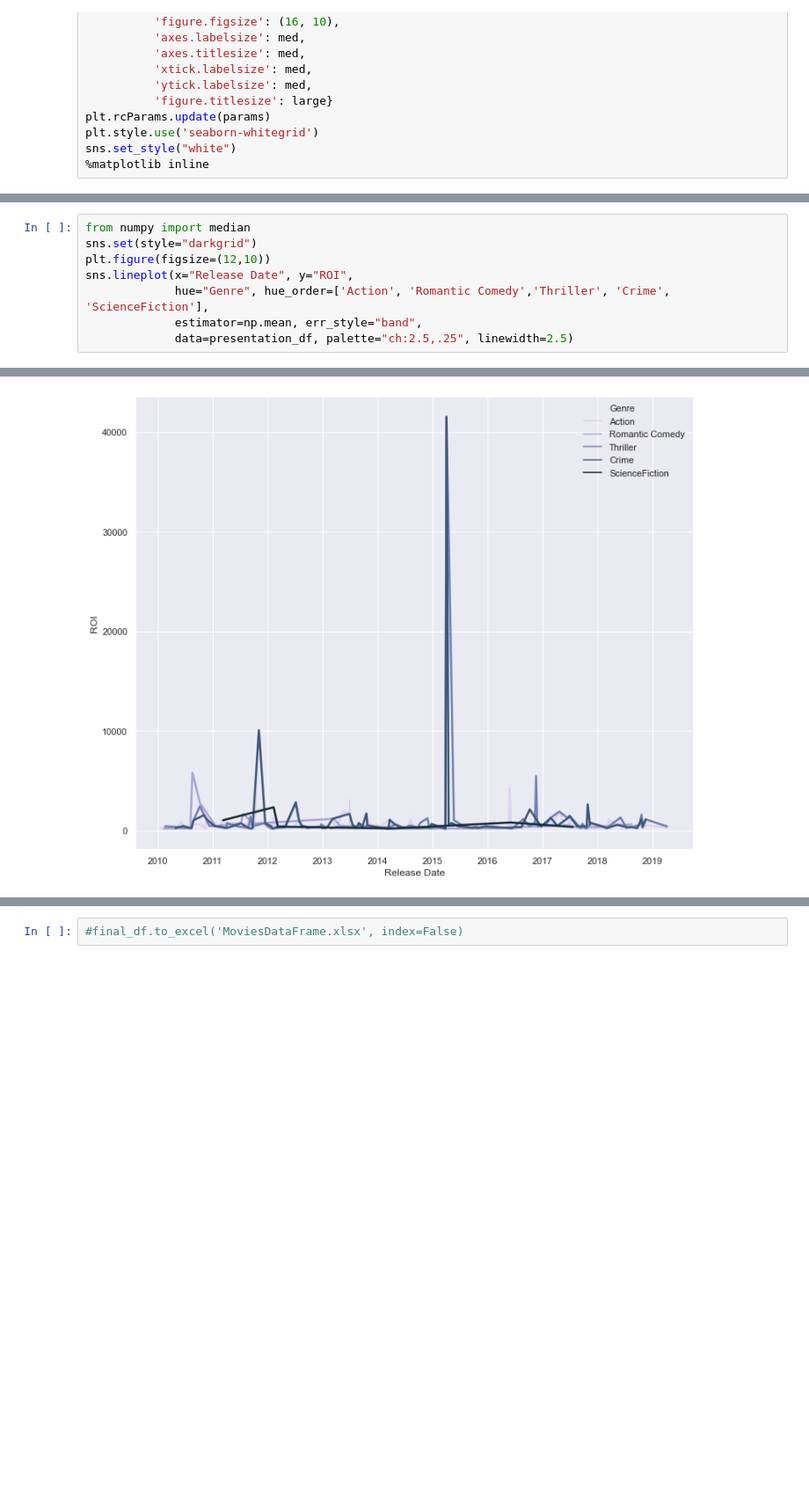
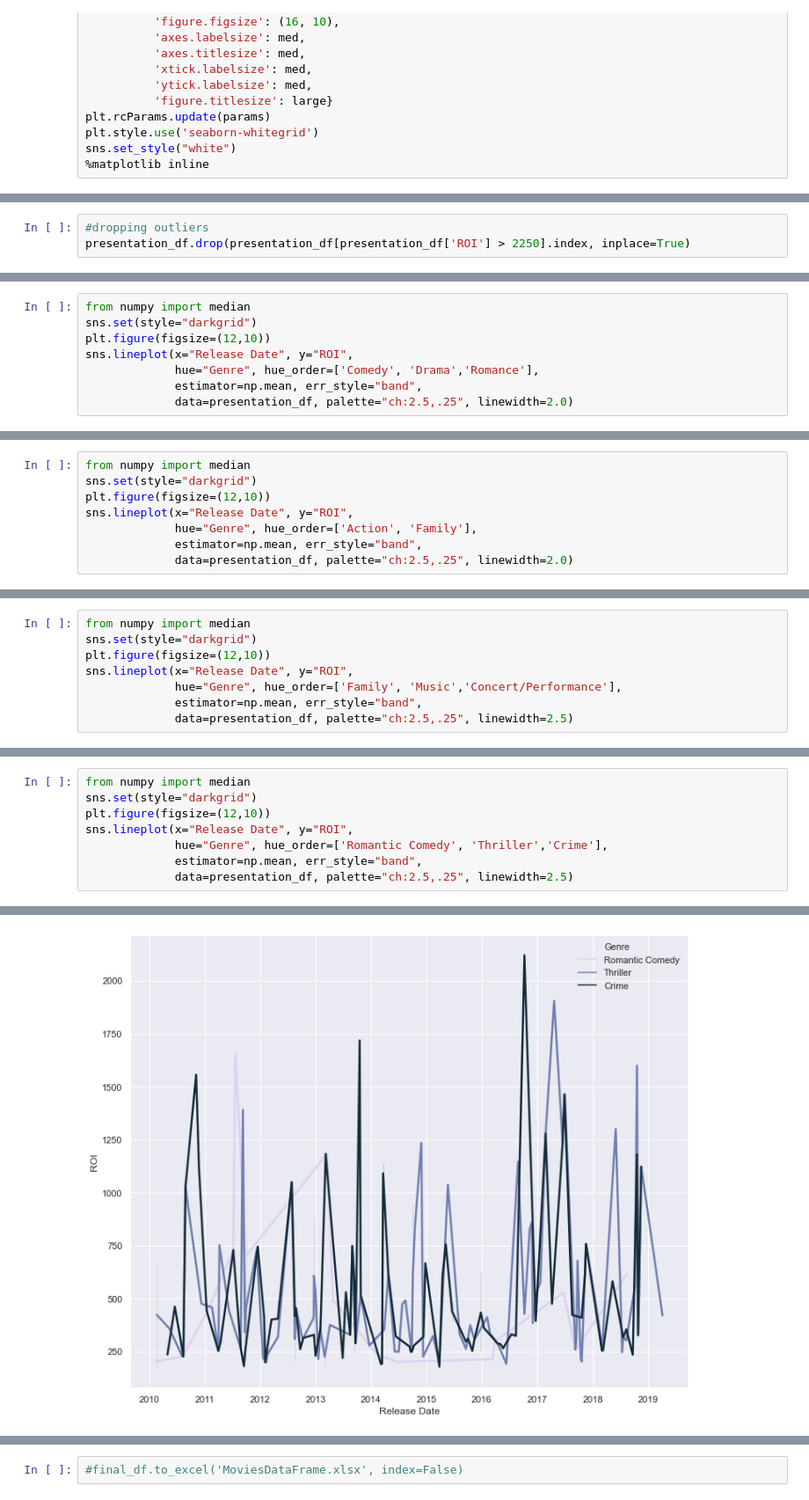
Before and after one commit to conlpate/dsc-mod-1-project-v2-1-onl01-dtsc-pt-052620, a Jupyter notebook: Data/local gathering_data.ipynb, the cells around one changed output, grey strips where cells are left out. Shown at 88% size. Drawn from its saved outputs; the diff is of its cells as text; blank space fills up the shorter version.

```diff
--- a/Data/local gathering_data.ipynb
+++ b/Data/local gathering_data.ipynb
@@ -495,3 +498,6 @@ fig.subplots_adjust(hspace=.5)
+# %%
+#dropping outliers
+presentation_df.drop(presentation_df[presentation_df['ROI'] > 2250].index, inplace=True)
 # %%
 # Draw Stripplot
 fig, ax = plt.subplots(figsize=(10,10), dpi= 80)
@@ -540,0 +547,8 @@ plt.show()
+# %%
+from numpy import median
+sns.set(style="darkgrid")
+plt.figure(figsize=(12,10))
+sns.lineplot(x="Release Date", y="ROI",
+             hue="Genre", hue_order=['Comedy', 'Drama','Romance'],
+             estimator=np.mean, err_style="band",
+             data=presentation_df, palette="ch:2.5,.25", linewidth=2.0)
@@ -540,0 +558,8 @@ plt.show()
+# %%
+from numpy import median
+sns.set(style="darkgrid")
+plt.figure(figsize=(12,10))
+sns.lineplot(x="Release Date", y="ROI",
+             hue="Genre", hue_order=['Action', 'Family'],
+             estimator=np.mean, err_style="band",
+             data=presentation_df, palette="ch:2.5,.25", linewidth=2.0)
@@ -540,0 +569,8 @@ plt.show()
+# %%
+from numpy import median
+sns.set(style="darkgrid")
+plt.figure(figsize=(12,10))
+sns.lineplot(x="Release Date", y="ROI",
+             hue="Genre", hue_order=['Family', 'Music','Concert/Performance'],
+             estimator=np.mean, err_style="band",
+             data=presentation_df, palette="ch:2.5,.25", linewidth=2.5)
@@ -541,14 +580,14 @@ plt.show()
 # %%
 from numpy import median
 sns.set(style="darkgrid")
 plt.figure(figsize=(12,10))
 sns.lineplot(x="Release Date", y="ROI",
-             hue="Genre", hue_order=['Action', 'Romantic Comedy','Thriller', 'Crime', 'ScienceFiction'],
+             hue="Genre", hue_order=['Romantic Comedy', 'Thriller','Crime'],
              estimator=np.mean, err_style="band",
              data=presentation_df, palette="ch:2.5,.25", linewidth=2.5)
 # %% [output]
 <matplotlib.axes._subplots.AxesSubplot at 0x...>
-[figure, old version]
+[figure, new version]
 # %%
 ax = sns.lineplot(data=presentation_df["ROI"], color="coral", label="line")
 # %% [output]
```
Also changed, not shown: parts of 13 cells of this notebook.
